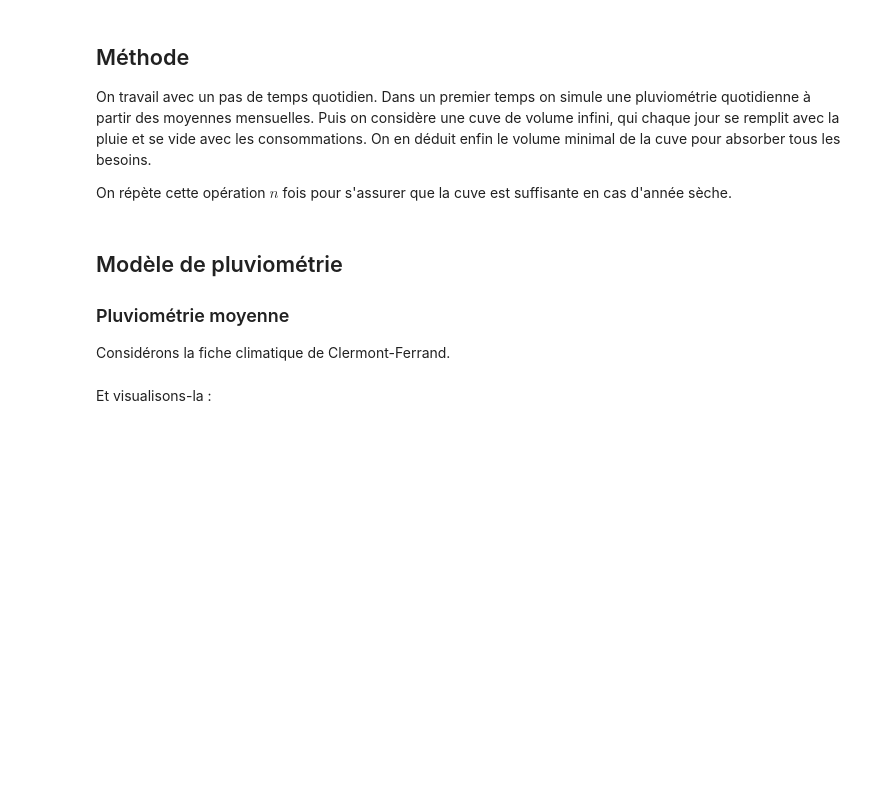
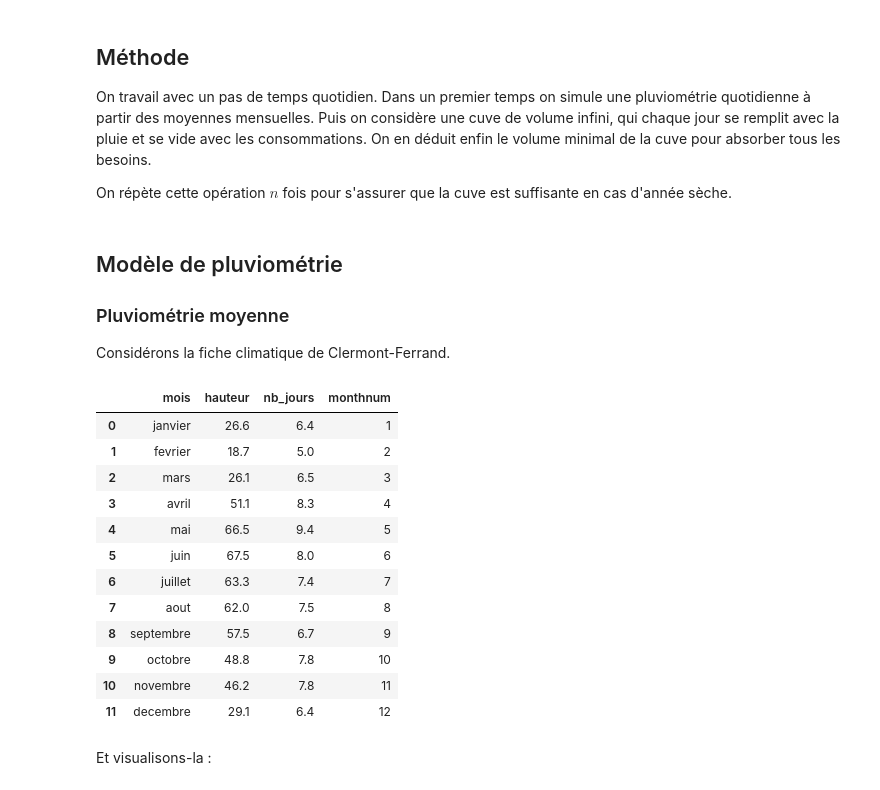
Before and after one commit to AugustinDura/recuperation_eau_pluie, a Jupyter notebook: notebooks/dimensionnement_cuve.ipynb, the cells around one changed output. Cells and saved outputs as stored; diff of their text form; code cells hidden in the pictures; blank space fills up the shorter version.

```diff
--- a/notebooks/dimensionnement_cuve.ipynb
+++ b/notebooks/dimensionnement_cuve.ipynb
@@ -28,8 +29,23 @@ On répète cette opération $n$ fois pour s'assurer que la cuve est suffisante
 Considérons la fiche climatique de Clermont-Ferrand.
 # %%
 #Donnees
-moyenne_clermont = pd.read_csv('../data/fiche_climat_clermont.csv', sep=',', )
-donnees = pd.read_csv('../data/donnees.csv', sep=',', index_col="name")
+moyenne_clermont = pd.read_csv('../data/fiche_climat_clermont.csv')
+#donnees = pd.read_csv('../data/donnees.csv', sep=',', index_col="name")
+moyenne_clermont
+# %% [output]
+|  | mois | hauteur | nb_jours | monthnum |
+| 0 | janvier | 26.6 | 6.4 | 1 |
+| 1 | fevrier | 18.7 | 5.0 | 2 |
+| 2 | mars | 26.1 | 6.5 | 3 |
+| 3 | avril | 51.1 | 8.3 | 4 |
+| 4 | mai | 66.5 | 9.4 | 5 |
+| 5 | juin | 67.5 | 8.0 | 6 |
+| 6 | juillet | 63.3 | 7.4 | 7 |
+| 7 | aout | 62.0 | 7.5 | 8 |
+| 8 | septembre | 57.5 | 6.7 | 9 |
+| 9 | octobre | 48.8 | 7.8 | 10 |
+| 10 | novembre | 46.2 | 7.8 | 11 |
+| 11 | decembre | 29.1 | 6.4 | 12 |
 # %% [markdown]
 Et visualisons-la :
 # %%
```
Also changed, not shown: parts of 22 cells of this notebook, 7 other files.
